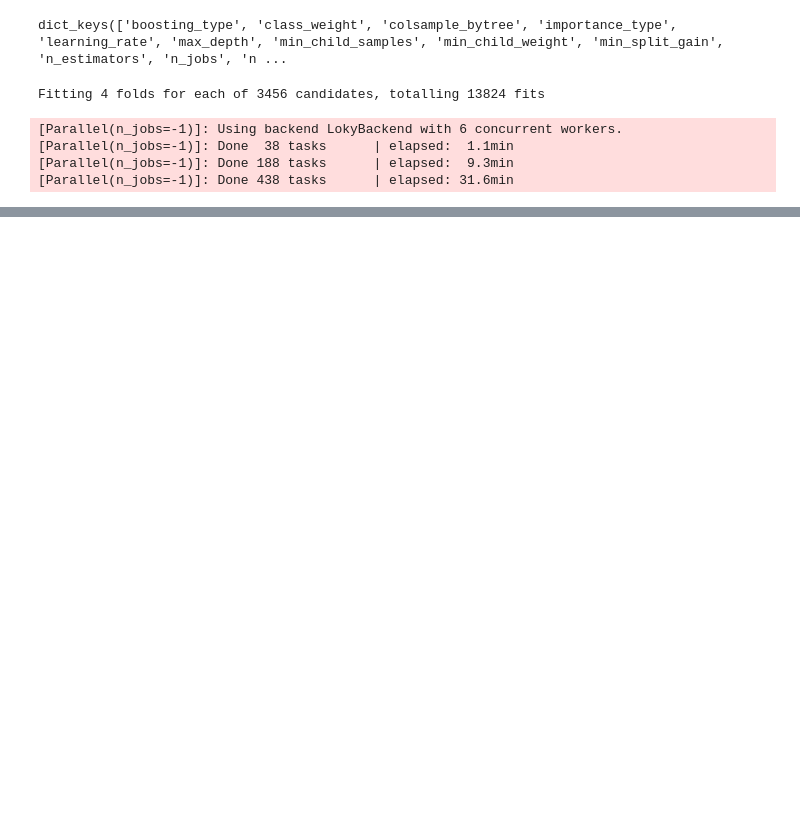
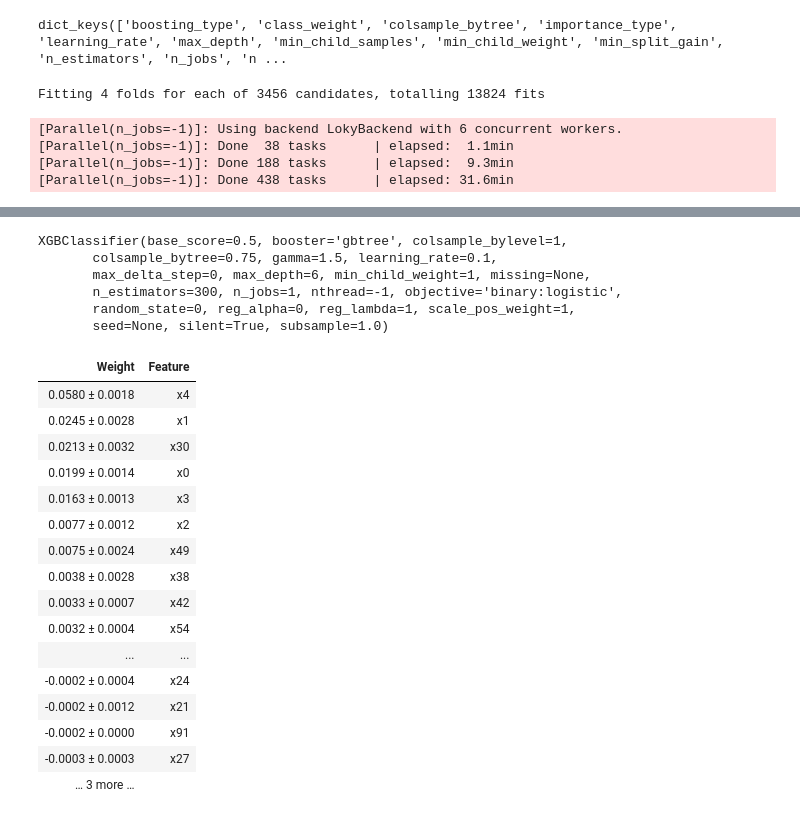
Before and after one commit to m0bi/finding_donors, a Jupyter notebook: finding_donors.ipynb, the cells around one changed output, grey strips where cells are left out. Cells and saved outputs as stored; diff of their text form; code cells hidden in the pictures; blank space fills up the shorter version.

```diff
--- a/finding_donors.ipynb
+++ b/finding_donors.ipynb
@@ -85,0 +153,9 @@ AUC: 0.9070551203393995
+# %%
+params = {
+    'base_estimator': [linear_reg],
+    'learning_rate':[0.001, 0.005, 0.01, 0.1],
+    'algorithm': ['SAMME', 'SAMME.R']
+}
+ada = AdaBoostClassifier(n_estimators=300, random_state=42)
+grid = GridSearchCV(ada, params, verbose=1, cv=3, scoring='roc_auc',n_jobs=-1)
+grid.fit(X,y)
@@ -154,3 +234,18 @@ Fitting 4 folds for each of 3456 candidates, totalling 13824 fits
 [Parallel(n_jobs=-1)]: Done  38 tasks      | elapsed:  1.1min
 [Parallel(n_jobs=-1)]: Done 188 tasks      | elapsed:  9.3min
 [Parallel(n_jobs=-1)]: Done 438 tasks      | elapsed: 31.6min
+# %%
+params = {
+        #'n_estimators': [300, 500, 1000],
+        'learning_rate': [0.001, 0.005, 0.01, 0.1],
+        'min_child_weight': [1, 5, 10],
+        'gamma': [0.5, 1, 1.5],
+        'subsample': [0.75, 1.0],
+        'colsample_bytree': [0.75, 1.0],
+        'max_depth': [6, 12]
+        }
+xgb = XGBClassifier(n_estimators=300,objective='binary:logistic', silent=True, nthread=-1)
+grid = GridSearchCV(xgb, params, verbose=1, cv=3, scoring='roc_auc', n_jobs=-1)
+grid.fit(X,y)
+print(grid.best_params_)
+print(grid.best_score_)
@@ -156,0 +262,38 @@ Fitting 4 folds for each of 3456 candidates, totalling 13824 fits
+# %%
+X_train, X_test, y_train, y_test = train_test_split(X, y, test_size=0.2, random_state=42)
+xgb = XGBClassifier(n_estimators=300, objective='binary:logistic', silent=True, nthread=-1, colsample_bytree=0.75, gamma=1.5, learning_rate=0.1, max_depth=6, min_child_weight=1, subsample=1.0)
+xgb.fit(X_train,y_train)
+perm = PermutationImportance(xgb).fit(X_test,y_test)
+
+
+sel = SelectFromModel(perm, threshold=0.0001, prefit=True)
+X_trans = sel.transform(X_train)
+X_trans_test = sel.transform(X_test)
+xgb.fit(X_trans, y_train)
+# %% [output]
+XGBClassifier(base_score=0.5, booster='gbtree', colsample_bylevel=1,
+       colsample_bytree=0.75, gamma=1.5, learning_rate=0.1,
+       max_delta_step=0, max_depth=6, min_child_weight=1, missing=None,
+       n_estimators=300, n_jobs=1, nthread=-1, objective='binary:logistic',
+       random_state=0, reg_alpha=0, reg_lambda=1, scale_pos_weight=1,
+       seed=None, silent=True, subsample=1.0)
+# %%
+show_weights(perm, show_feature_values=True, top=100)
+# %% [output]
+| Weight | Feature |
+| 0.0580 ± 0.0018 | x4 |
+| 0.0245 ± 0.0028 | x1 |
+| 0.0213 ± 0.0032 | x30 |
+| 0.0199 ± 0.0014 | x0 |
+| 0.0163 ± 0.0013 | x3 |
+| 0.0077 ± 0.0012 | x2 |
+| 0.0075 ± 0.0024 | x49 |
+| 0.0038 ± 0.0028 | x38 |
+| 0.0033 ± 0.0007 | x42 |
+| 0.0032 ± 0.0004 | x54 |
+| ... | ... |
+| -0.0002 ± 0.0004 | x24 |
+| -0.0002 ± 0.0012 | x21 |
+| -0.0002 ± 0.0000 | x91 |
+| -0.0003 ± 0.0003 | x27 |
+| … 3 more … |  |
```
Also changed, not shown: parts of 18 cells of this notebook, 1 other file.
